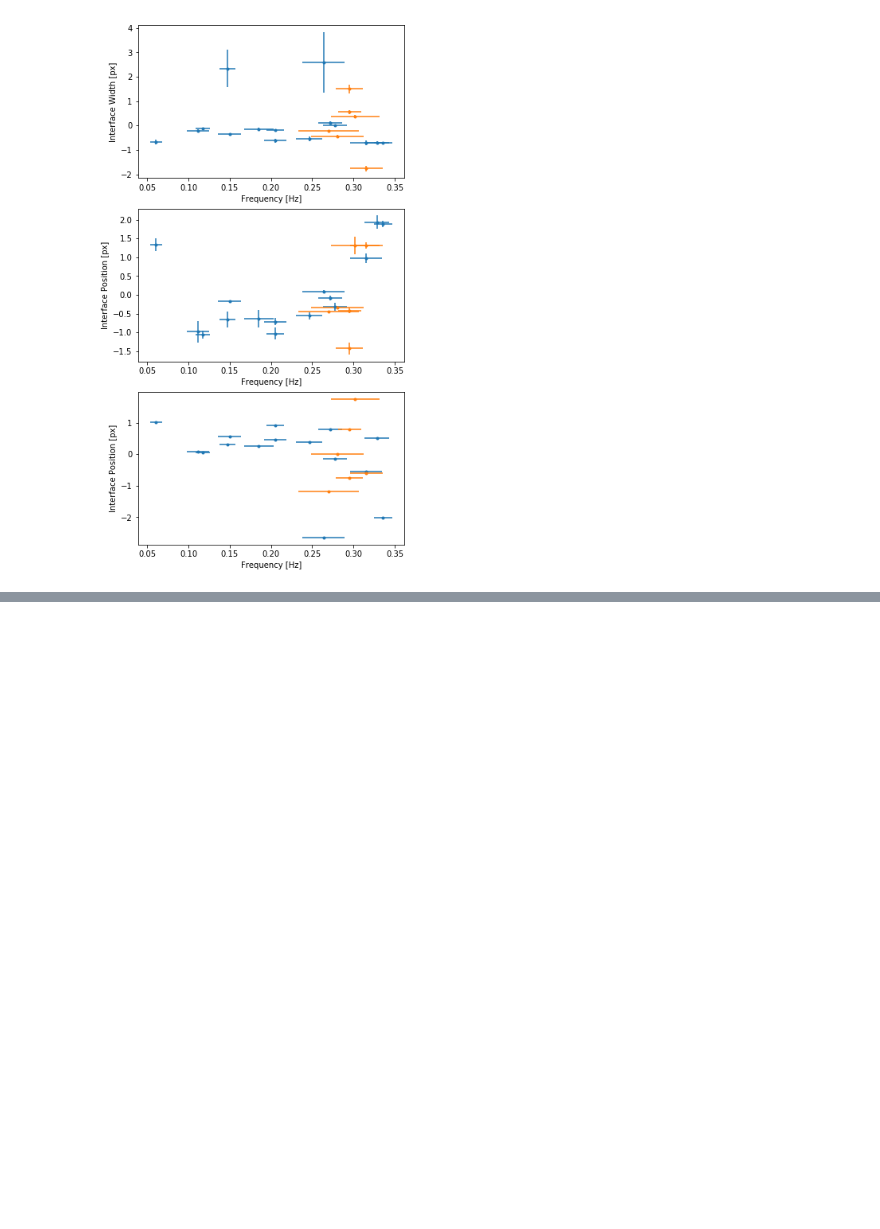
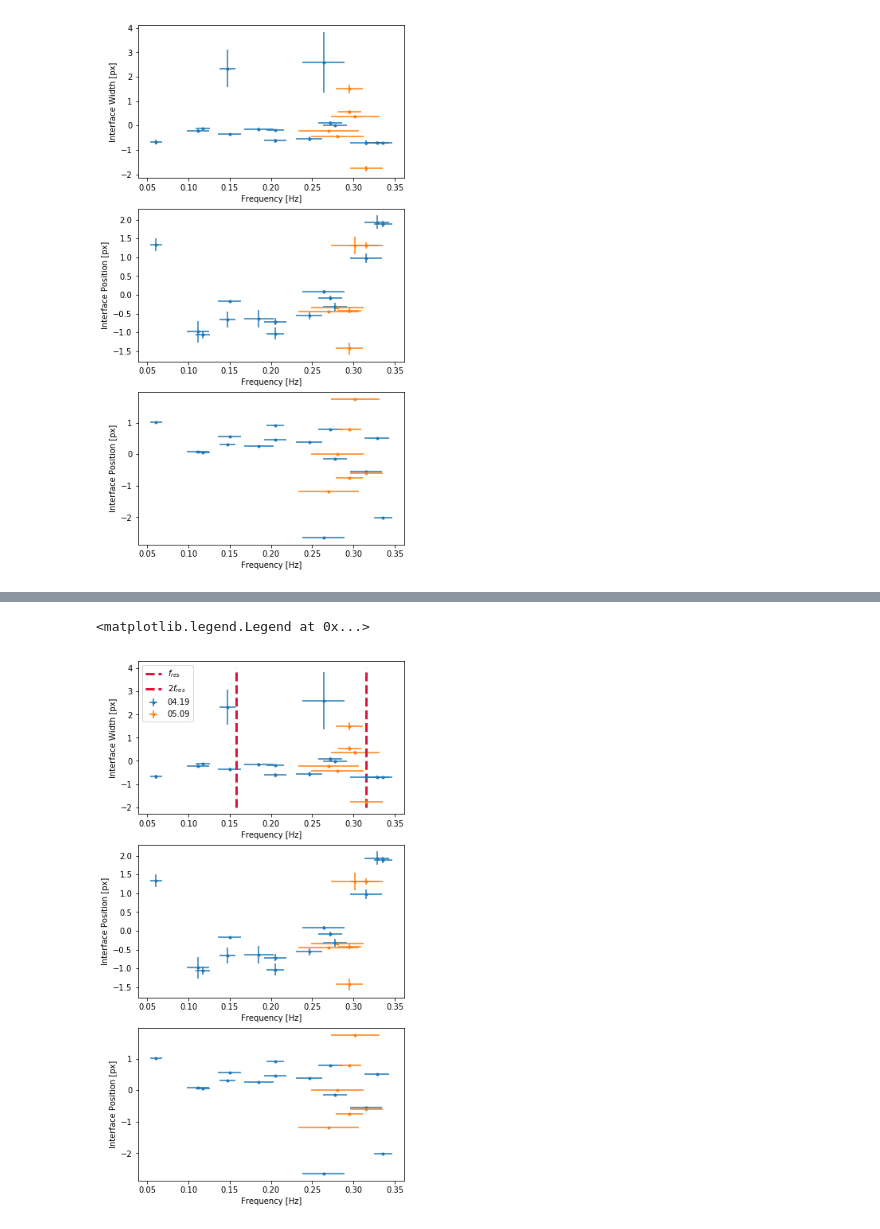
Before and after one commit to balintkaszas/boSchlieren, a Jupyter notebook: 0511_noramp.ipynb, the cells around one changed output, grey strips where cells are left out. Saved outputs shown, nothing was run; the diff lists cells and outputs as text; code cells hidden in the pictures; blank space fills up the shorter version.

```diff
--- a/0511_noramp.ipynb
+++ b/0511_noramp.ipynb
@@ -316,0 +334,15 @@ np.savetxt('C:/Users/balin/Docs/boSchlieren/data0509/0509_frozenFreqs.dat', out2
+# %%
+drho3 =popt[0]
+# %%
+def K_i(x, N):
+    return np.sqrt(np.array(N**2/x**2 - k**2))
+T1 = k/np.tanh(h1*k)
+T3 = k/np.tanh(h2*k)
+def T_i(x, h, N):
+    return K_i(x, N)/np.tan(K_i(x, N)*h)
+def lhs(x):
+    N2 = bouyantFrq(drho3, 1000.)
+    return K_i(x, N2)**2 - T1*T_i(x, h2, N2) + T1*T3 -T3*T_i(x, h2, N2)
+# %%
+from scipy import optimize
+root = optimize.newton(lhs, 0.1)
@@ -316,0 +385,23 @@ np.savetxt('C:/Users/balin/Docs/boSchlieren/data0509/0509_frozenFreqs.dat', out2
+# %%
+
+f, (ax1, ax2, ax3) = plt.subplots(3,1, figsize=(6, 12))
+ax1.errorbar(freqs1, normalize(interface1[:,0]), fmt = '.', xerr = err1, yerr=relerr1*normalize(interface1[:,0]), label='04.19')
+ax1.errorbar(freqs2, normalize(interface2[:,0]), fmt = '.', xerr = err2, yerr=relerr2*normalize(interface2[:,0]), label='05.09')
+ax1.set_ylabel('Interface Width [px]')
+ax1.set_xlabel('Frequency [Hz]')
+
+ax2.errorbar(freqs1, normalize(interface1[:,1]), fmt = '.', xerr = err1, yerr=relerr1*normalize(interface1[:,1]), label='04.19')
+ax2.errorbar(freqs2, normalize(interface2[:,1]), fmt = '.', xerr = err2, yerr=relerr2*normalize(interface2[:,1]), label='05.09')
+ax2.set_ylabel('Interface Position [px]')
+ax2.set_xlabel('Frequency [Hz]')
+
+ax3.errorbar(freqs1, normalize(surface1), fmt = '.', xerr = err1,  label='04.19')
+ax3.errorbar(freqs2, normalize(surface2), fmt = '.', xerr = err2,  label='05.09')
+ax3.set_ylabel('Interface Position [px]')
+ax3.set_xlabel('Frequency [Hz]')
+ax1.plot([res, res], [-2, 4], '--', linewidth = 3., c='Crimson', label='$f_{res}$')
+ax1.plot([2*res, 2*res], [-2, 4], '--', linewidth = 3., c='Crimson', label='$2f_{res}$')
+ax1.legend(loc='upper left')
+# %% [output]
+<matplotlib.legend.Legend at 0x...>
+[figure, added]
```
Also changed, not shown: parts of 13 cells of this notebook, 21 other files.
